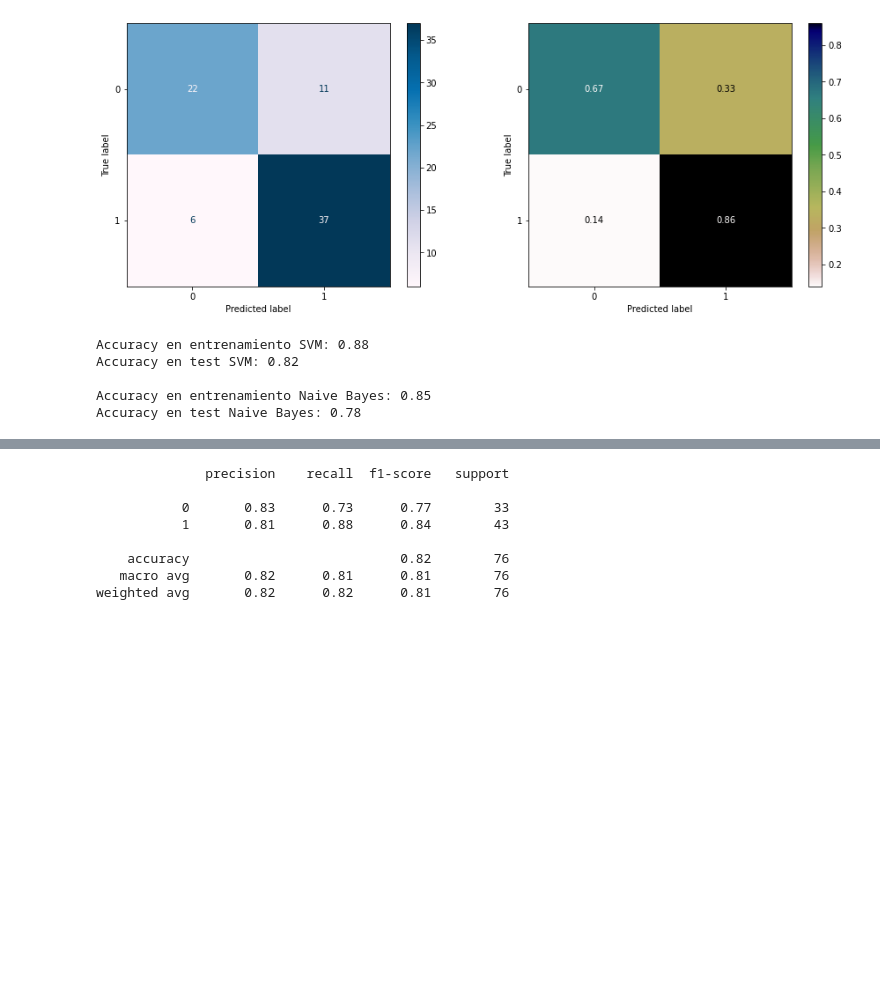
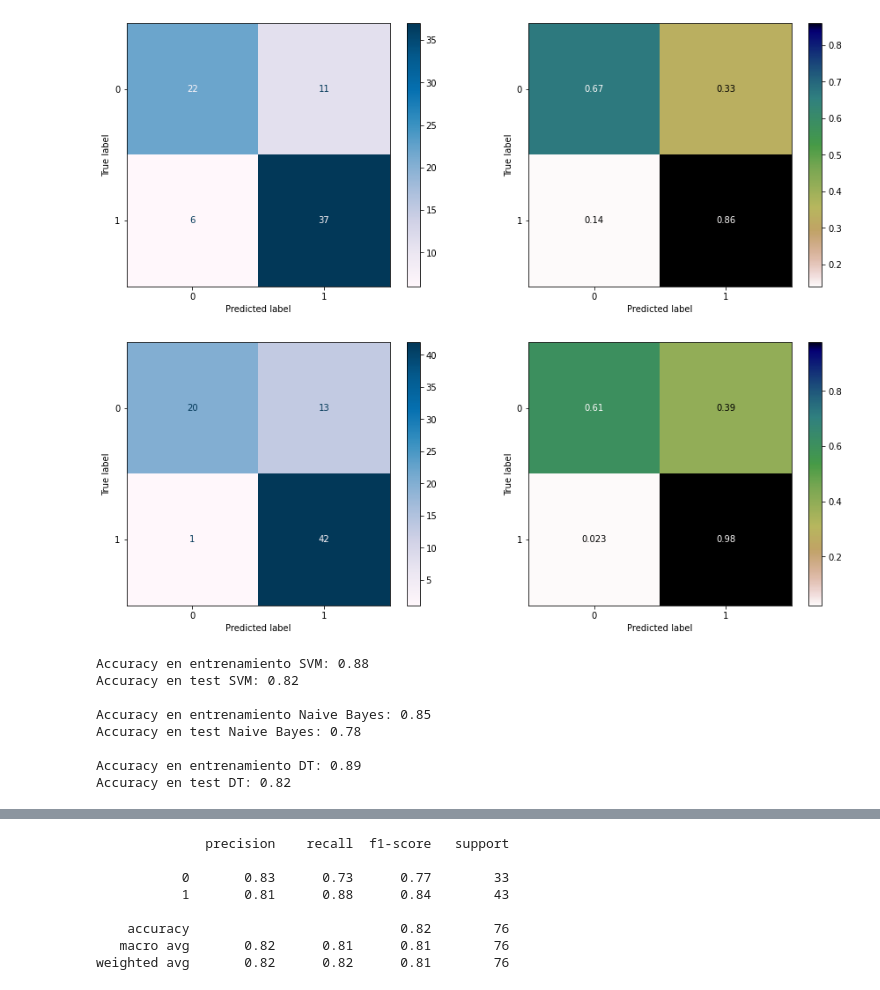
Before and after one commit to AlejoGalloM/MachineLearning, a Jupyter notebook: Heart_Disease.ipynb, the cells around one changed output, grey strips where cells are left out. Cells and saved outputs as stored; diff of their text form; code cells hidden in the pictures; blank space fills up the shorter version.

```diff
--- a/Heart_Disease.ipynb
+++ b/Heart_Disease.ipynb
@@ -127,12 +128,16 @@ parameters = {'C' : np.logspace(-4,4,9), 'gamma' : np.logspace(-4,4,9)}
 # %%
 #Creacion modelo para diagrama de Naive Bayes
 Bayes_model = GaussianNB()
+
+#Creacion de modelo para arboles de decision
+tree_model = DecisionTreeClassifier(criterion = 'gini', max_depth = 4, random_state = 1)
 
 #Validación cruzada para c y gamma
 SVM_model = GridSearchCV(clf, param_grid = parameters, cv = 5)
 
 SVM_model.fit(X_train, y_train)
 Bayes_model.fit(X_train, y_train)
+tree_model.fit(X_train, y_train)
 
 print('Mejores parámetros: ', SVM_model.best_params_)
 # %% [output]
@@ -163,15 +169,30 @@ y_pred_bayes = Bayes_model.predict(X_test)
  plot_confusion_matrix(Bayes_model, X_test, y_test, normalize = 'true', cmap = 'gist_earth_r', ax = fig);
 # %% [output]
 [figure]
+# %%
+#Se grafican las matrices de confucion para metodo de Arboles de decision
+plt.figure(figsize = (15,5.5))
+fig = plt.subplot(1,2,1)
+plot_confusion_matrix(tree_model, X_test, y_test, values_format = '.0f', cmap = 'PuBu', ax = fig);
+fig = plt.subplot(1,2,2)
+plot_confusion_matrix(tree_model, X_test, y_test, normalize = 'true', cmap = 'gist_earth_r', ax = fig);
+# %% [output]
+[figure, added]
 # %%
 print('Accuracy en entrenamiento SVM: {:.2f}'.format(SVM_model.score(X_train, y_train)))
 print('Accuracy en test SVM: {:.2f}'.format(SVM_model.score(X_test, y_test)))
 print('')
 print('Accuracy en entrenamiento Naive Bayes: {:.2f}'.format(Bayes_model.score(X_train, y_train)))
 print('Accuracy en test Naive Bayes: {:.2f}'.format(Bayes_model.score(X_test, y_test)))
+print('')
+print('Accuracy en entrenamiento DT: {:.2f}'.format(tree_model.score(X_train, y_train)))
+print('Accuracy en test DT: {:.2f}'.format(tree_model.score(X_test, y_test)))
 # %% [output]
 Accuracy en entrenamiento SVM: 0.88
 Accuracy en test SVM: 0.82
 
 Accuracy en entrenamiento Naive Bayes: 0.85
 Accuracy en test Naive Bayes: 0.78
+
+Accuracy en entrenamiento DT: 0.89
+Accuracy en test DT: 0.82
```
Also changed, not shown: parts of 7 cells of this notebook.
